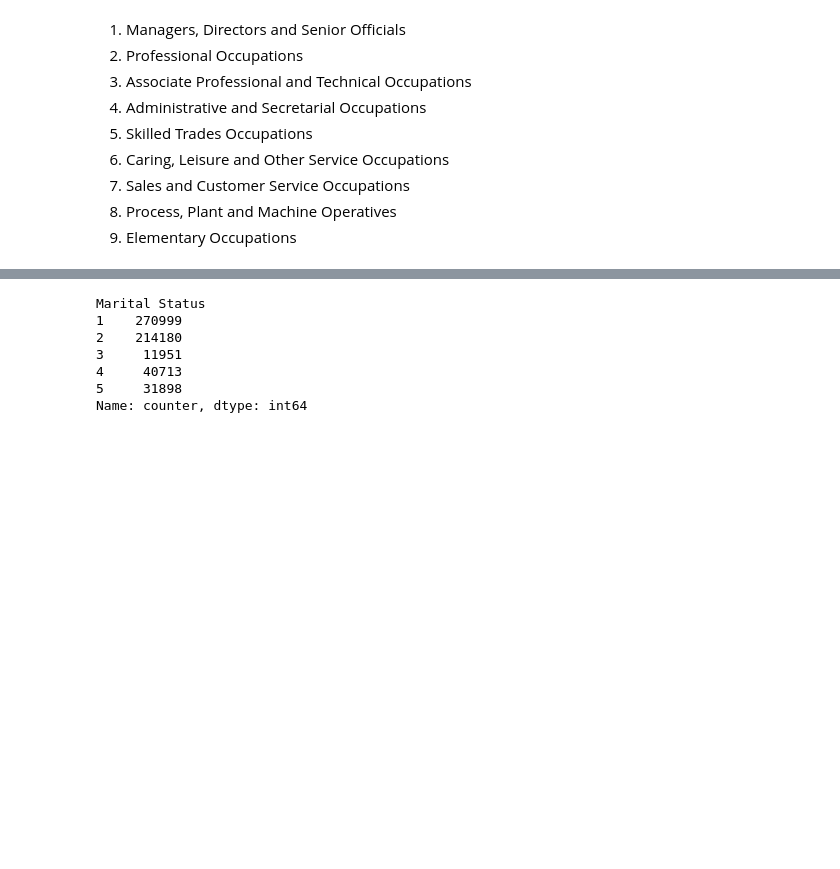
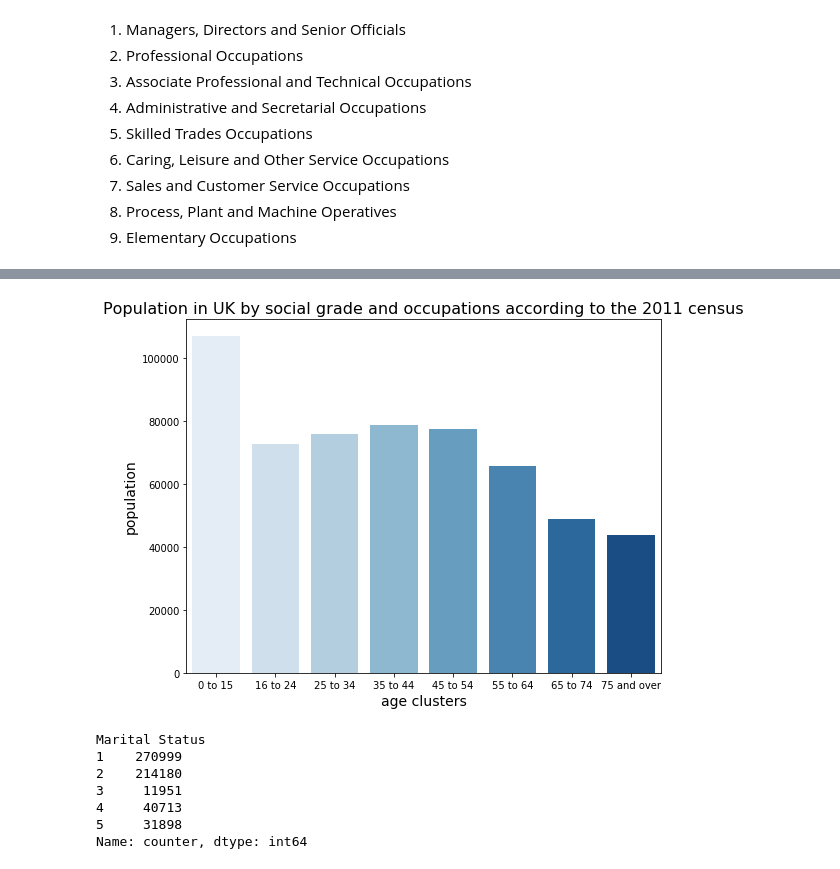
Before and after one commit to Daesparz/Conundrum_7, a Jupyter notebook: exploratory_data_analysis.ipynb, the cells around one changed output, grey strips where cells are left out. Cells and saved outputs as stored; diff of their text form; code cells hidden in the pictures; blank space fills up the shorter version.

```diff
--- a/exploratory_data_analysis.ipynb
+++ b/exploratory_data_analysis.ipynb
@@ -227,0 +199,12 @@ df3
+# %%
+df_age = pd.DataFrame({'code':(1, 2, 3, 4, 5, 6, 7, 8), 'age':('0 to 15',
+                                                               '16 to 24',
+                                                               '25 to 34',
+                                                               '35 to 44',
+                                                               '45 to 54',
+                                                               '55 to 64',
+                                                               '65 to 74',
+                                                               '75 and over')})
+# %%
+df_ageDistributed = df_group.groupby(['Age']).count()
+df_ageDistributed.counter
@@ -228,3 +222,17 @@ df3
+# %%
+df_ageDistributed.reset_index(inplace=True)
+# %%
+_ = plt.figure(figsize=(8.5, 6.5))
+_ = sns.barplot(y='counter',
+                x='Age',
+                data=df_ageDistributed,
+                palette='Blues')
+_ = plt.title('Population in UK by social grade and occupations according to the 2011 census', size=16)
+_ = plt.xticks(np.arange(df_age.shape[0]), df_age.age)
+_ = plt.ylabel('population', size=14)
+_ = plt.xlabel('age clusters', size=14)
+# %% [output]
+[figure, added]
 # %%
 df_group.groupby('Marital Status').count().counter
 # %% [output]
```
Also changed, not shown: parts of 8 cells of this notebook.
